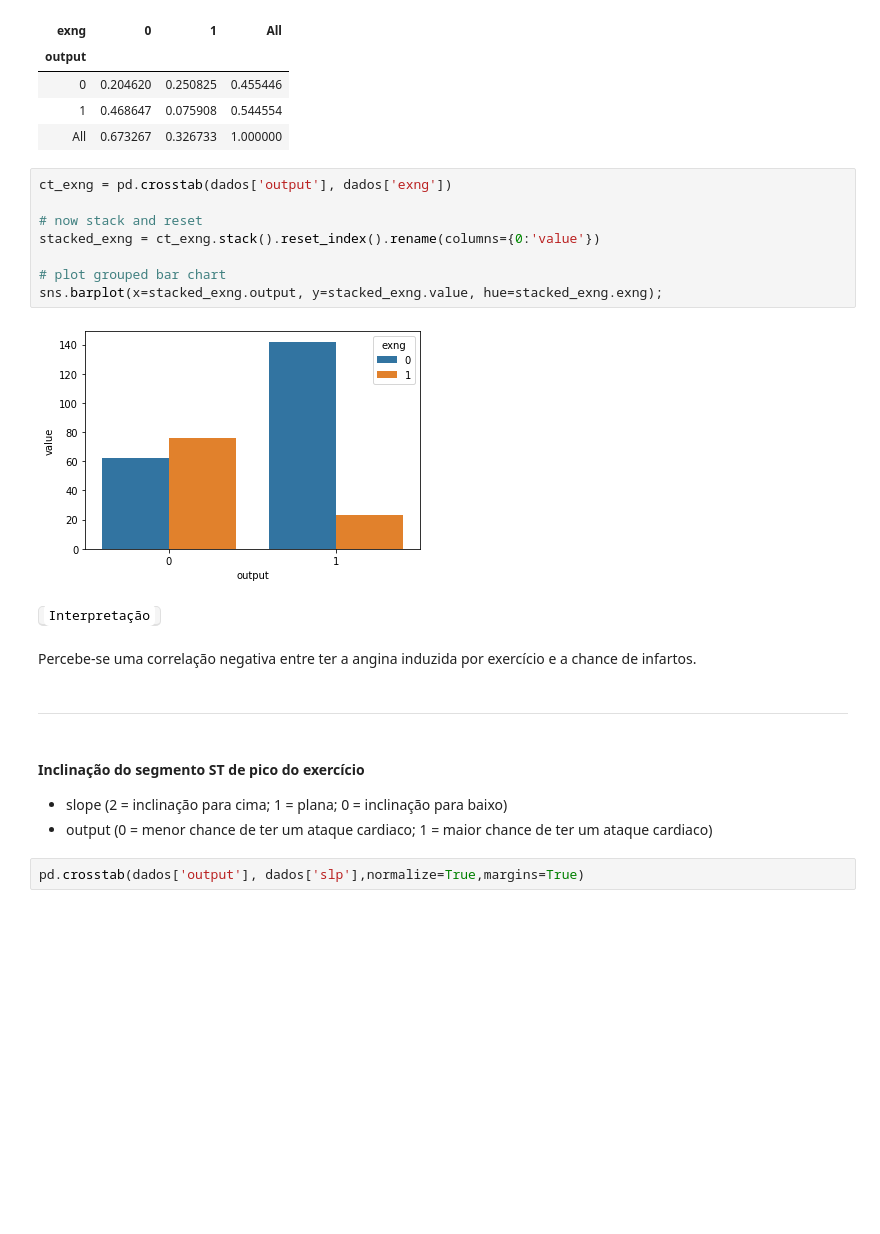
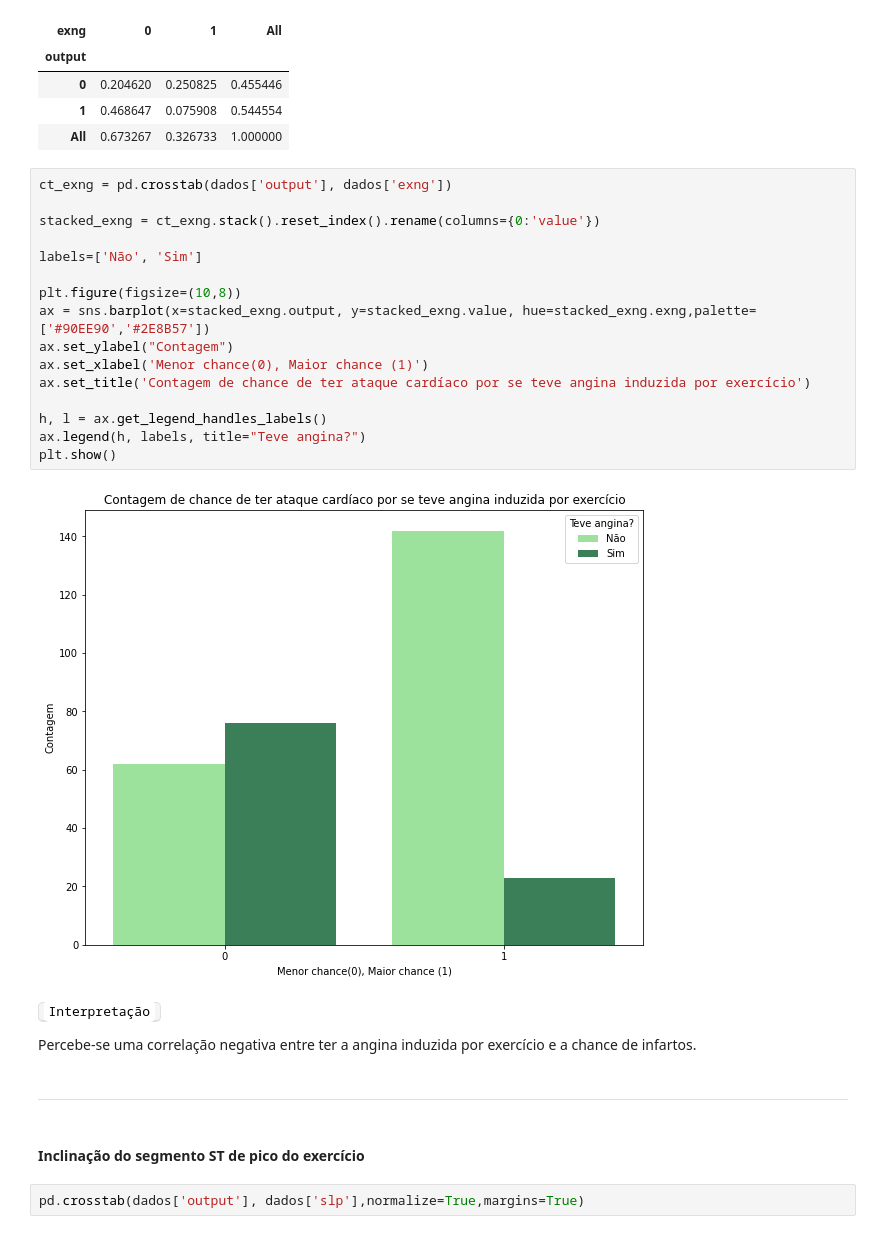
Before and after one commit to duddatorres/PROJETO-2, a Jupyter notebook: Projeto 2.ipynb, the cells around one changed output. Drawn from its saved outputs; the diff is of its cells as text; blank space fills up the shorter version.

```diff
--- a/Projeto 2.ipynb
+++ b/Projeto 2.ipynb
@@ -521,24 +481,29 @@ pd.crosstab(dados['output'], dados['exng'],normalize=True,margins=True)
 # %%
 ct_exng = pd.crosstab(dados['output'], dados['exng'])
 
-# now stack and reset
 stacked_exng = ct_exng.stack().reset_index().rename(columns={0:'value'})
 
-# plot grouped bar chart
-sns.barplot(x=stacked_exng.output, y=stacked_exng.value, hue=stacked_exng.exng);
+labels=['Não', 'Sim']
+
+plt.figure(figsize=(10,8))
+ax = sns.barplot(x=stacked_exng.output, y=stacked_exng.value, hue=stacked_exng.exng,palette=['#90EE90','#2E8B57'])
+ax.set_ylabel("Contagem")
+ax.set_xlabel('Menor chance(0), Maior chance (1)')
+ax.set_title('Contagem de chance de ter ataque cardíaco por se teve angina induzida por exercício')
+
+h, l = ax.get_legend_handles_labels()
+ax.legend(h, labels, title="Teve angina?")
+plt.show()
 # %% [output]
-[figure, old version]
+[figure, new version]
 # %% [markdown]
 <kbd><code style="background:white;color:black;font:arial">Interpretação</code></kbd>
+
+Percebe-se uma correlação negativa entre ter a angina induzida por exercício e a chance de infartos.
-# %% [markdown]
-Percebe-se uma correlação negativa entre ter a angina induzida por exercício e a chance de infartos.
 # %% [markdown]
 ----
-# %% [markdown]
-#### Inclinação do segmento ST de pico do exercício
-
-* slope (2 = inclinação para cima; 1 = plana; 0 = inclinação para baixo)
-* output (0 = menor chance de ter um ataque cardiaco; 1 = maior chance de ter um ataque cardiaco)
+# %% [markdown]
+#### Inclinação do segmento ST de pico do exercício
 # %%
 pd.crosstab(dados['output'], dados['slp'],normalize=True,margins=True)
 # %% [output]
```
Also changed, not shown: parts of 89 cells of this notebook.
